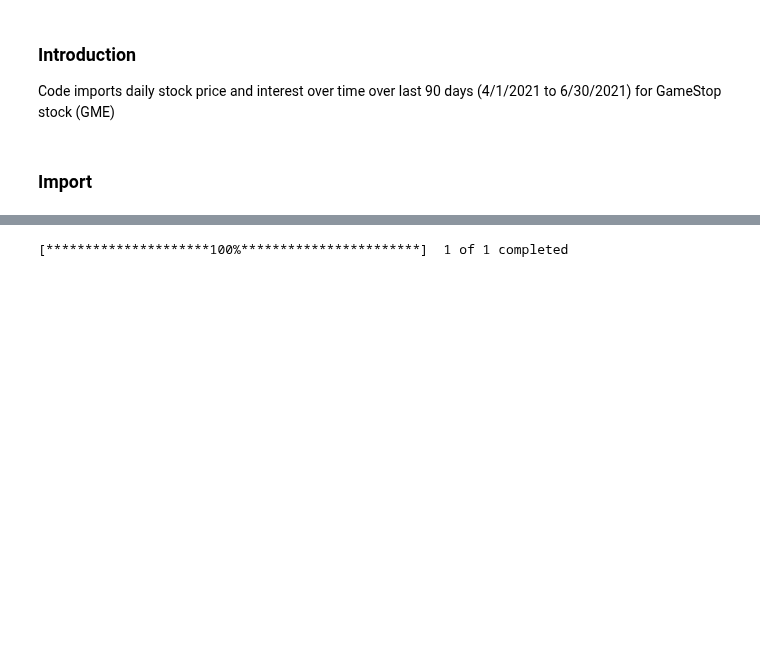
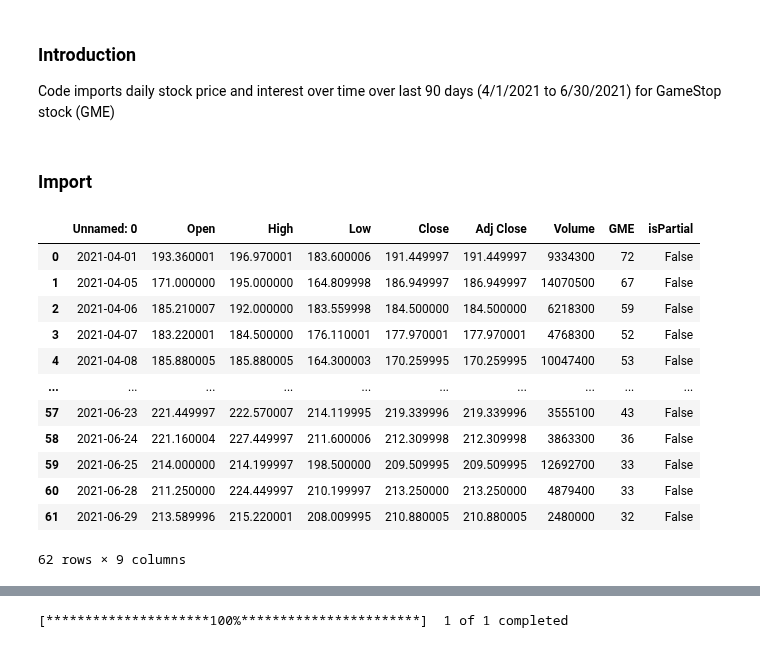
Before and after one commit to atlas125gev/StockProject, a Jupyter notebook: Homework6/GameStop_Moore.ipynb, the cells around one changed output, grey strips where cells are left out. Cells and saved outputs as stored; diff of their text form; code cells hidden in the pictures; blank space fills up the shorter version.

```diff
--- a/Homework6/GameStop_Moore.ipynb
+++ b/Homework6/GameStop_Moore.ipynb
@@ -27,6 +67,22 @@ import plotly as px
 # %%
 # Connect to Google API
-pytrends = TrendReq(hl='en-US', tz=360)
+#pytrends = TrendReq(hl='en-US', tz=360)
+
+get_data("GME")
+# %% [output]
+|  | Unnamed: 0 | Open | High | Low | Close | Adj Close | Volume | GME | isPartial |
+| 0 | 2021-04-01 | 193.360001 | 196.970001 | 183.600006 | 191.449997 | 191.449997 | 9334300 | 72 | False |
+| 1 | 2021-04-05 | 171.000000 | 195.000000 | 164.809998 | 186.949997 | 186.949997 | 14070500 | 67 | False |
+| 2 | 2021-04-06 | 185.210007 | 192.000000 | 183.559998 | 184.500000 | 184.500000 | 6218300 | 59 | False |
+| 3 | 2021-04-07 | 183.220001 | 184.500000 | 176.110001 | 177.970001 | 177.970001 | 4768300 | 52 | False |
+| 4 | 2021-04-08 | 185.880005 | 185.880005 | 164.300003 | 170.259995 | 170.259995 | 10047400 | 53 | False |
+| ... | ... | ... | ... | ... | ... | ... | ... | ... | ... |
+| 57 | 2021-06-23 | 221.449997 | 222.570007 | 214.119995 | 219.339996 | 219.339996 | 3555100 | 43 | False |
+| 58 | 2021-06-24 | 221.160004 | 227.449997 | 211.600006 | 212.309998 | 212.309998 | 3863300 | 36 | False |
+| 59 | 2021-06-25 | 214.000000 | 214.199997 | 198.500000 | 209.509995 | 209.509995 | 12692700 | 33 | False |
+| 60 | 2021-06-28 | 211.250000 | 224.449997 | 210.199997 | 213.250000 | 213.250000 | 4879400 | 33 | False |
+| 61 | 2021-06-29 | 213.589996 | 215.220001 | 208.009995 | 210.880005 | 210.880005 | 2480000 | 32 | False |
+62 rows × 9 columns
 # %%
 # Set Keyword
 kw_list = ['GME']
```
Also changed, not shown: parts of 3 cells of this notebook, 26 other files.
